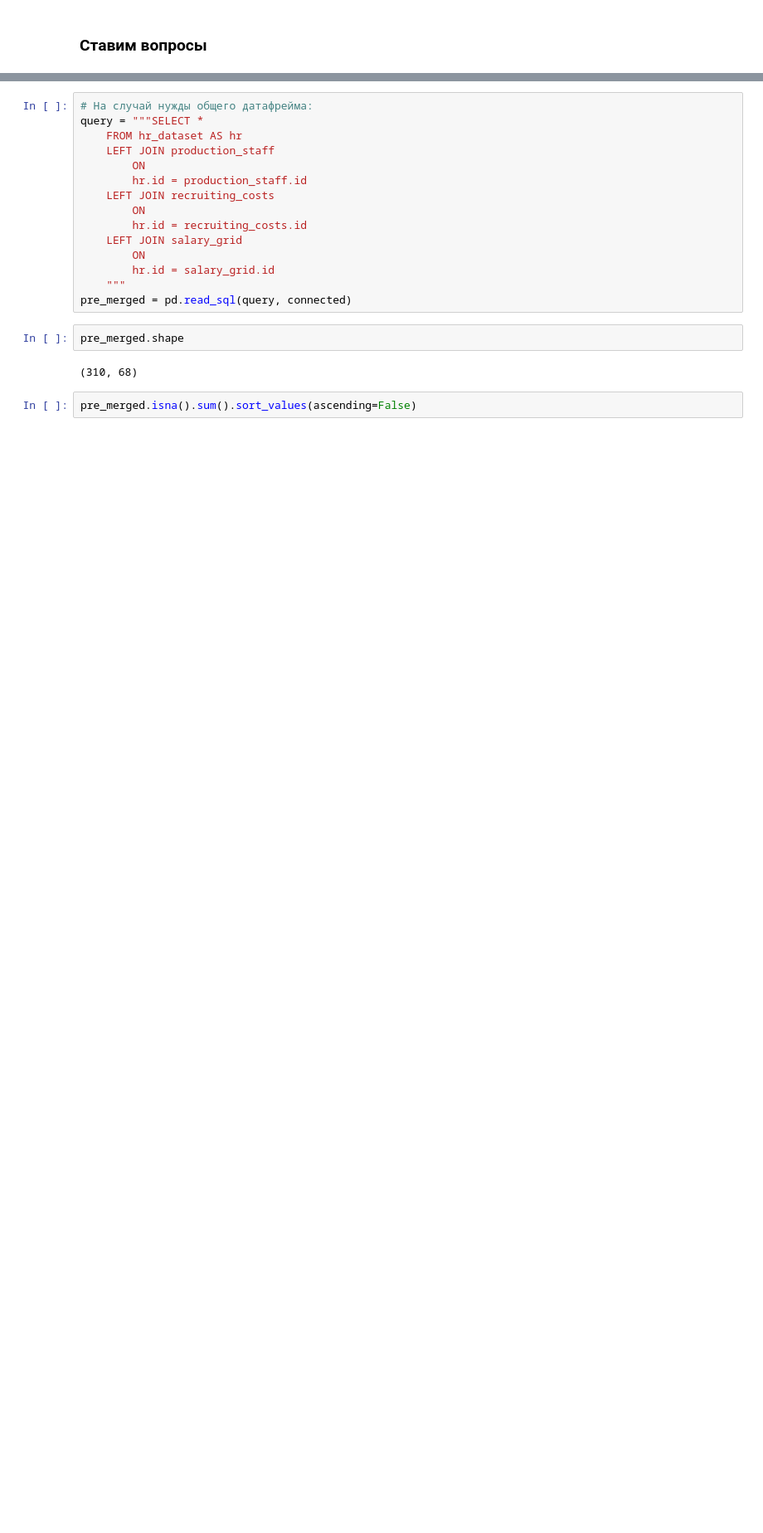
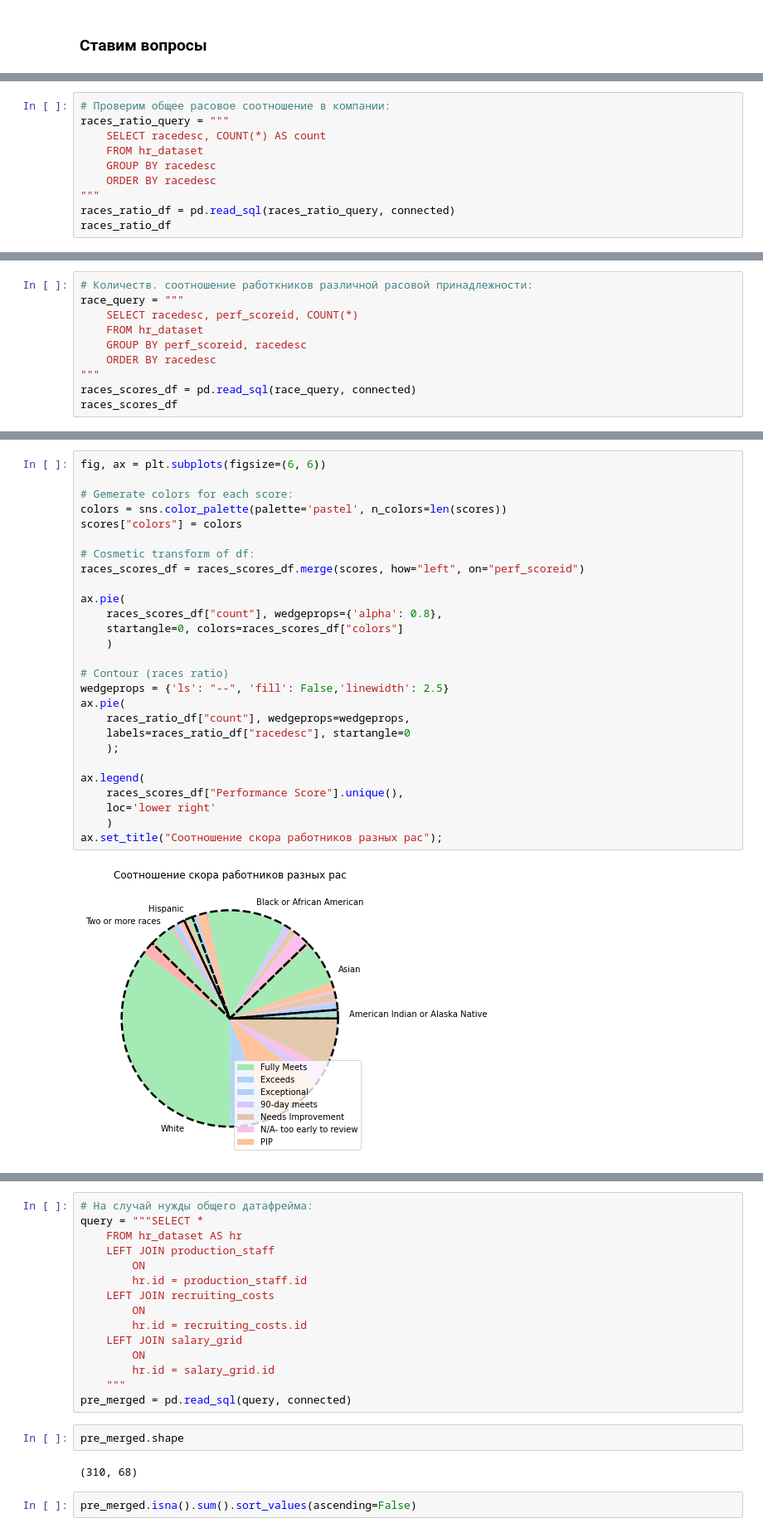
Before and after one commit to AnnaMedved/Online-school-conversion-analysis, a Jupyter notebook: Coursework_analytics_2.ipynb, the cells around one changed output, grey strips where cells are left out. Shown: that part at 83% size. Saved outputs shown, nothing was run; the diff lists cells and outputs as text; blank space fills up the shorter version.

```diff
--- a/Coursework_analytics_2.ipynb
+++ b/Coursework_analytics_2.ipynb
@@ -255,0 +245,10 @@ plt.bar(age_sex_pd.perf_scoreid, age_sex_pd.age)
+# %%
+# Проверим общее расовое соотношение в компании:
+races_ratio_query = """
+    SELECT racedesc, COUNT(*) AS count
+    FROM hr_dataset
+    GROUP BY racedesc
+    ORDER BY racedesc
+"""
+races_ratio_df = pd.read_sql(races_ratio_query, connected)
+races_ratio_df
@@ -255,0 +263,10 @@ plt.bar(age_sex_pd.perf_scoreid, age_sex_pd.age)
+# %%
+# Количеств. соотношение работкников различной расовой принадлежности:
+race_query = """
+    SELECT racedesc, perf_scoreid, COUNT(*)
+    FROM hr_dataset
+    GROUP BY perf_scoreid, racedesc
+    ORDER BY racedesc
+"""
+races_scores_df = pd.read_sql(race_query, connected)
+races_scores_df
@@ -255,0 +291,29 @@ plt.bar(age_sex_pd.perf_scoreid, age_sex_pd.age)
+# %%
+fig, ax = plt.subplots(figsize=(6, 6))
+
+# Gemerate colors for each score:
+colors = sns.color_palette(palette='pastel', n_colors=len(scores))
+scores["colors"] = colors
+
+# Cosmetic transform of df:
+races_scores_df = races_scores_df.merge(scores, how="left", on="perf_scoreid")
+
+ax.pie(
+    races_scores_df["count"], wedgeprops={'alpha': 0.8},
+    startangle=0, colors=races_scores_df["colors"]
+    )
+
+# Contour (races ratio)
+wedgeprops = {'ls': "--", 'fill': False,'linewidth': 2.5}
+ax.pie(
+    races_ratio_df["count"], wedgeprops=wedgeprops,
+    labels=races_ratio_df["racedesc"], startangle=0
+    );
+
+ax.legend(
+    races_scores_df["Performance Score"].unique(),
+    loc='lower right'
+    )
+ax.set_title("Соотношение скора работников разных рас");
+# %% [output]
+[figure, added]
```
Also changed, not shown: parts of 37 cells of this notebook.
